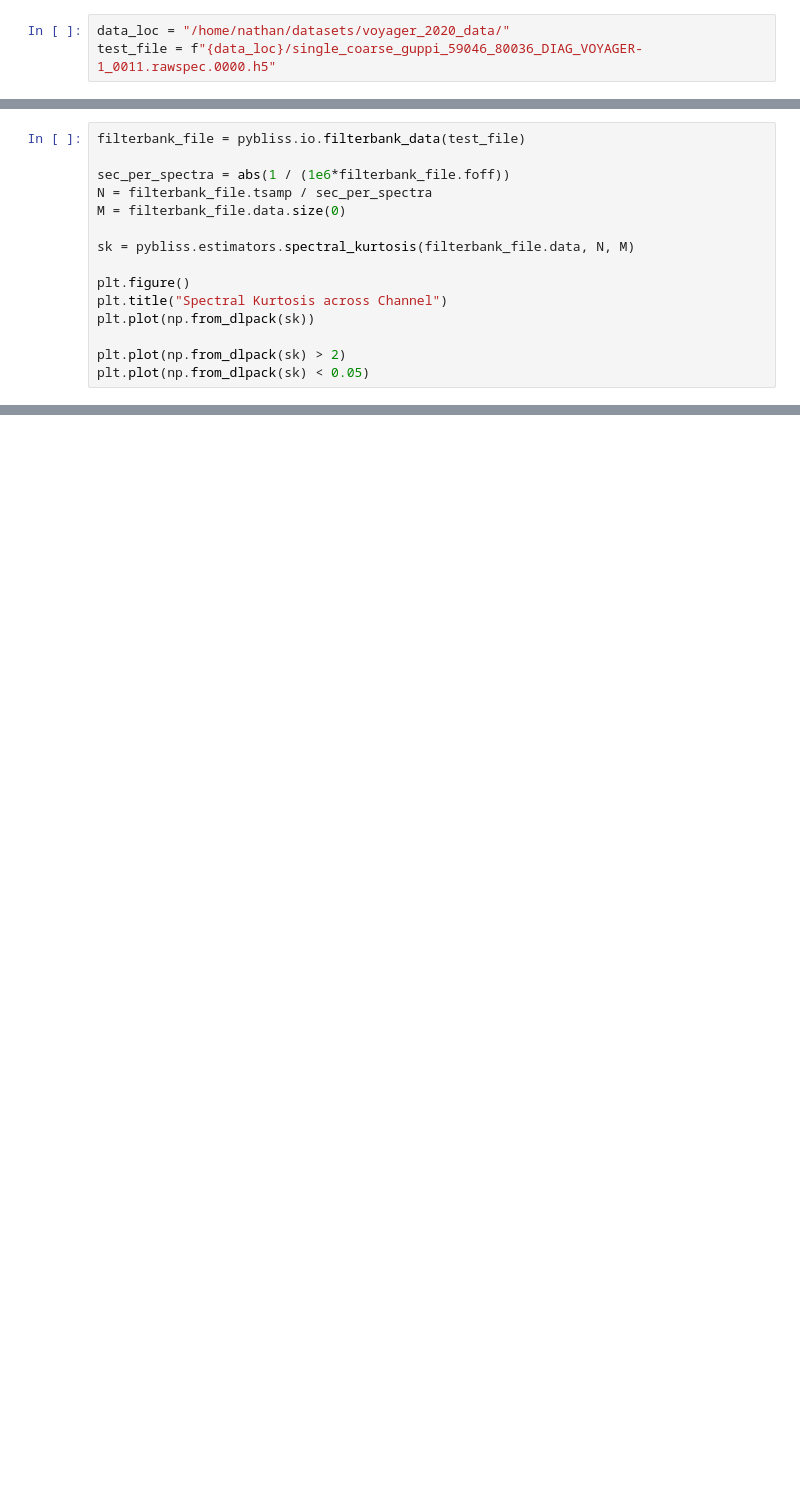
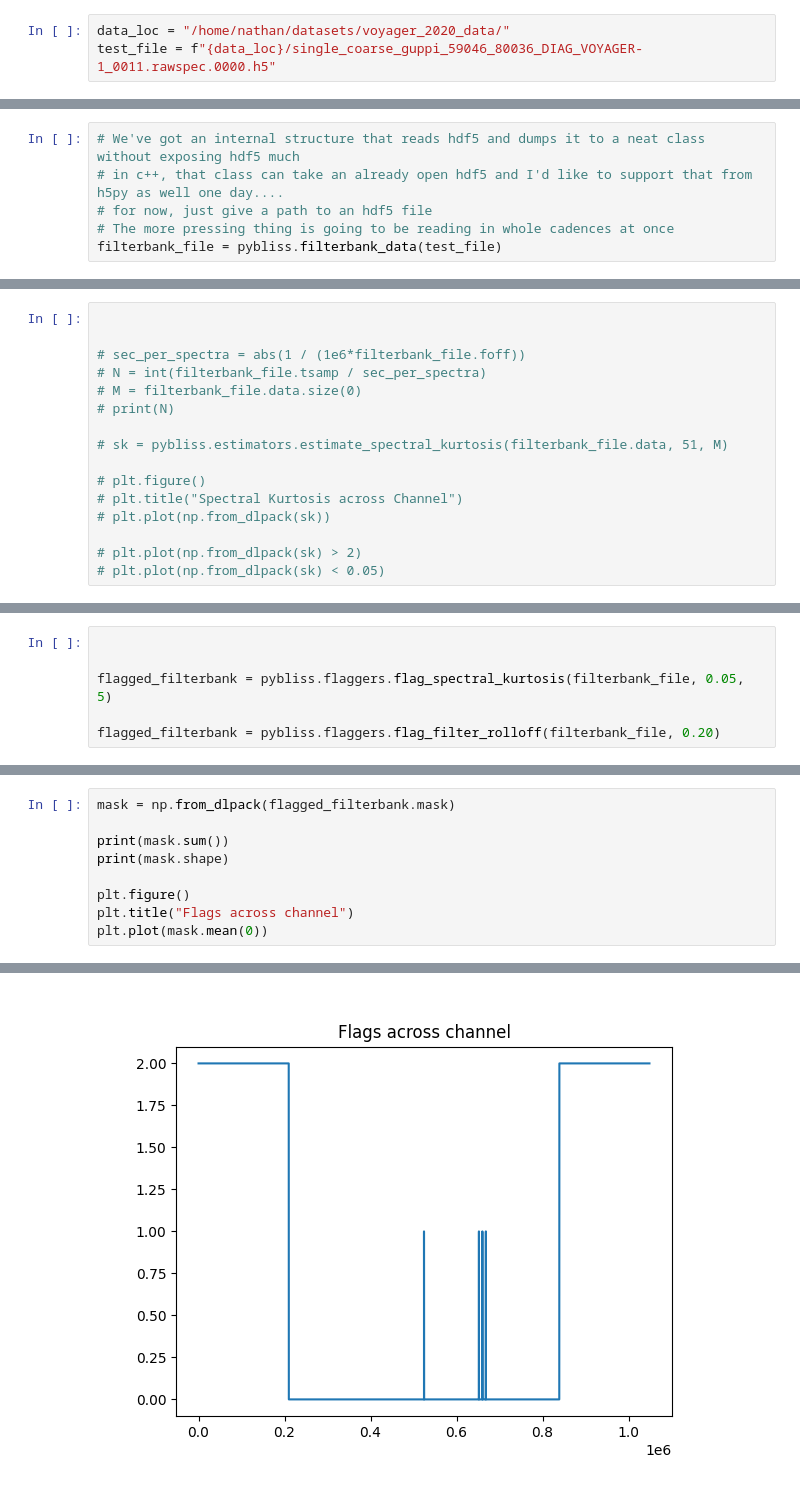
Before and after one commit to n-west/bliss, a Jupyter notebook: notebooks/rfi mitigation visual.ipynb, the cells around one changed output, grey strips where cells are left out. Cells and saved outputs as stored; diff of their text form; blank space fills up the shorter version.

```diff
--- a/notebooks/rfi mitigation visual.ipynb
+++ b/notebooks/rfi mitigation visual.ipynb
@@ -20,0 +56,6 @@ help(pybliss.io.h5_filterbank_file)
+# %%
+# We've got an internal structure that reads hdf5 and dumps it to a neat class without exposing hdf5 much
+# in c++, that class can take an already open hdf5 and I'd like to support that from h5py as well one day....
+# for now, just give a path to an hdf5 file
+# The more pressing thing is going to be reading in whole cadences at once
+filterbank_file = pybliss.filterbank_data(test_file)
@@ -21,15 +79,16 @@ help(pybliss.io.h5_filterbank_file)
 # %%
-filterbank_file = pybliss.io.filterbank_data(test_file)
 
-sec_per_spectra = abs(1 / (1e6*filterbank_file.foff))
-N = filterbank_file.tsamp / sec_per_spectra
-M = filterbank_file.data.size(0)
 
-sk = pybliss.estimators.spectral_kurtosis(filterbank_file.data, N, M)
+# sec_per_spectra = abs(1 / (1e6*filterbank_file.foff))
+# N = int(filterbank_file.tsamp / sec_per_spectra)
+# M = filterbank_file.data.size(0)
+# print(N)
 
-plt.figure()
-plt.title("Spectral Kurtosis across Channel")
-plt.plot(np.from_dlpack(sk))
+# sk = pybliss.estimators.estimate_spectral_kurtosis(filterbank_file.data, 51, M)
 
-plt.plot(np.from_dlpack(sk) > 2)
-plt.plot(np.from_dlpack(sk) < 0.05)
+# plt.figure()
+# plt.title("Spectral Kurtosis across Channel")
+# plt.plot(np.from_dlpack(sk))
+
+# plt.plot(np.from_dlpack(sk) > 2)
+# plt.plot(np.from_dlpack(sk) < 0.05)
@@ -46,0 +95,6 @@ flagged_filterbank = pybliss.flaggers.flag(filterbank_file, .05, 50)
+# %%
+
+
+flagged_filterbank = pybliss.flaggers.flag_spectral_kurtosis(filterbank_file, 0.05, 5)
+
+flagged_filterbank = pybliss.flaggers.flag_filter_rolloff(filterbank_file, 0.20)
@@ -46,0 +103,10 @@ flagged_filterbank = pybliss.flaggers.flag(filterbank_file, .05, 50)
+# %%
+mask = np.from_dlpack(flagged_filterbank.mask)
+
+print(mask.sum())
+print(mask.shape)
+
+plt.figure()
+plt.title("Flags across channel")
+plt.plot(mask.mean(0))
+# %% [output]
@@ -46,0 +116 @@ flagged_filterbank = pybliss.flaggers.flag(filterbank_file, .05, 50)
+[figure, added]
```
Also changed, not shown: parts of 29 cells of this notebook, 9 other files.
